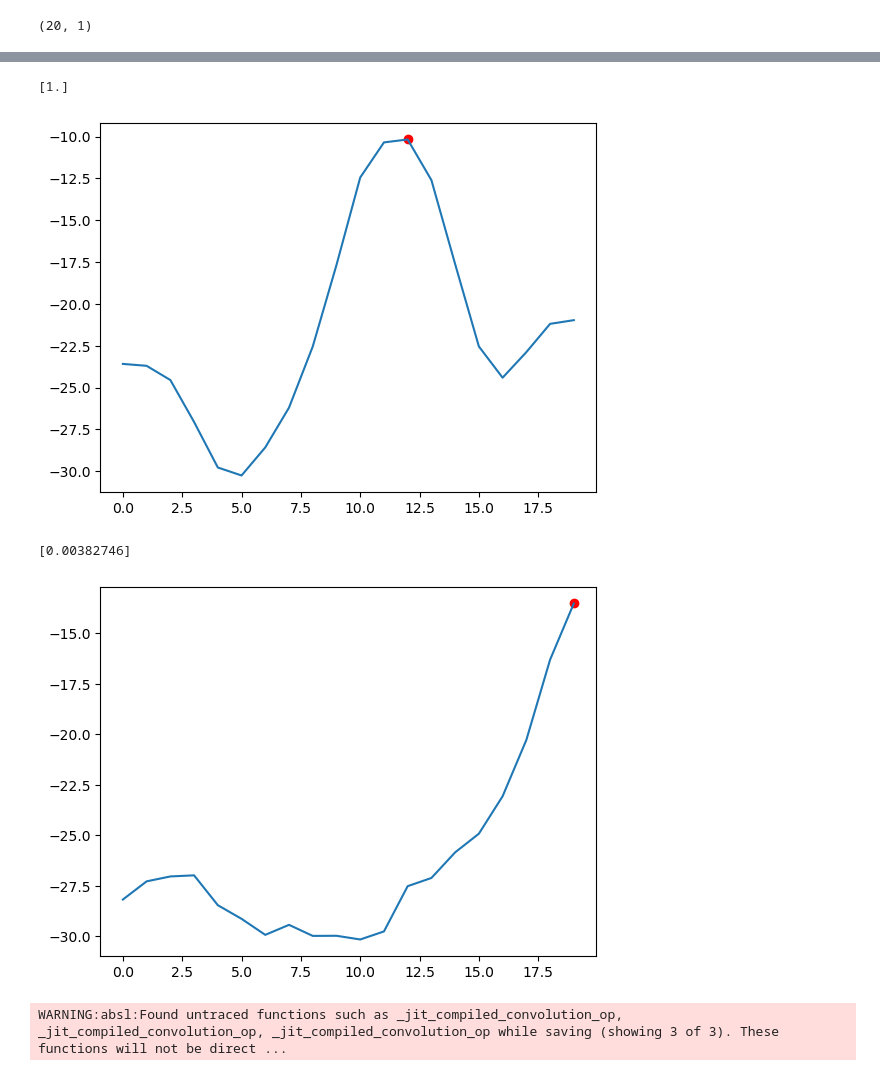
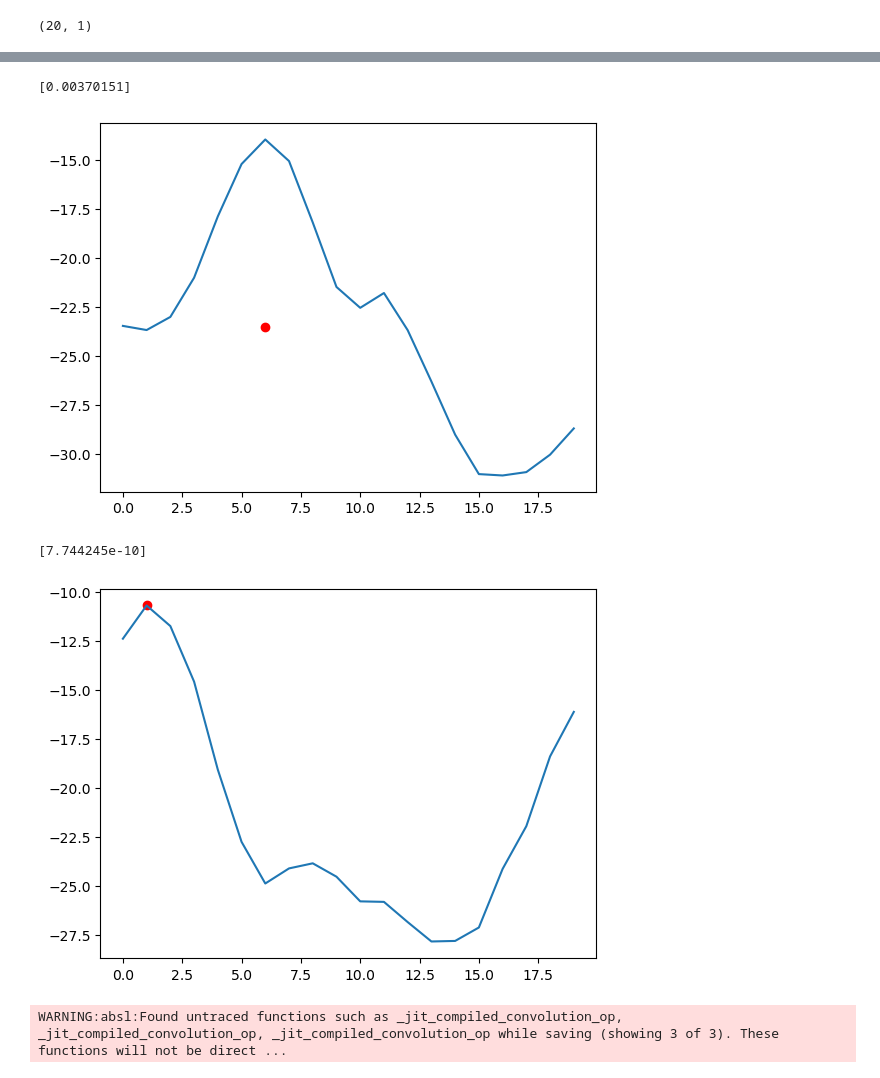
Before and after one commit to enter-opy/everest, a Jupyter notebook: train.ipynb, the cells around one changed output, grey strips where cells are left out. Cells and saved outputs as stored; diff of their text form; code cells hidden in the pictures.

Commit message:
update model

```diff
--- a/train.ipynb
+++ b/train.ipynb
@@ -98,2 +98,2 @@ Epoch 100/100
 # %%
-prediction = model.predict(X_test)
+prediction = model.predict(X_test, verbose=0)
@@ -102,17 +100,17 @@ prediction = model.predict(X_test)
 # %%
-plt.plot(X_test[77])
-plt.scatter(np.argmax(X_test[77]), max(X_test[77]), c='r')
-print(prediction[77])
+plt.plot(X_test[78])
+plt.scatter(np.argmax(X_test[78]), max(X_test[76]), c='r')
+print(prediction[76])
 # %% [output]
-[1.]
+[0.00370151]
-[figure, old version]
+[figure, new version]
 # %%
 plt.plot(X_test[62])
 plt.scatter(np.argmax(X_test[62]), max(X_test[62]), c='r')
 print(prediction[62])
 # %% [output]
-[0.00382746]
+[7.744245e-10]
-[figure, old version]
+[figure, new version]
 # %%
 model.save("model")
 # %% [output]
```
Also changed, not shown: parts of 4 cells of this notebook, 5 other files.
